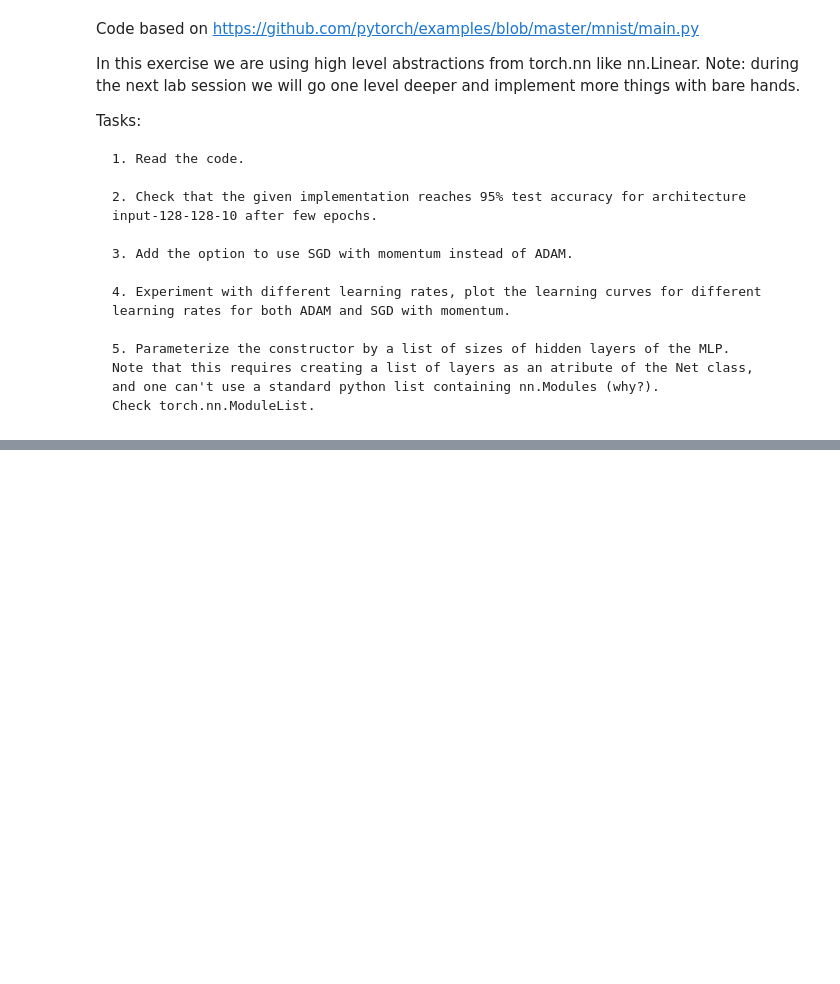
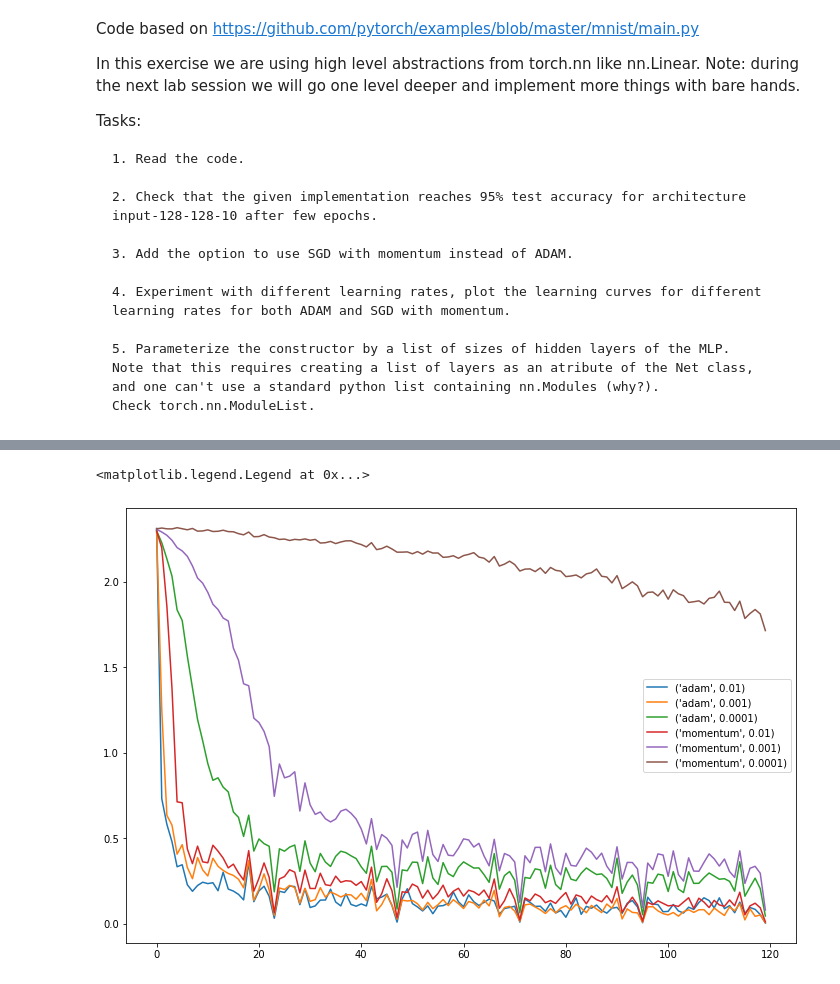
Before and after one commit to asledz/deep-neural-networks-course, a Jupyter notebook: laboratory/Lab4_MNIST_in_Pytorch.ipynb, the cells around one changed output, grey strips where cells are left out. Cells and saved outputs as stored; diff of their text form; code cells hidden in the pictures; blank space fills up the shorter version.

```diff
--- a/laboratory/Lab4_MNIST_in_Pytorch.ipynb
+++ b/laboratory/Lab4_MNIST_in_Pytorch.ipynb
@@ -128,7 +150,23 @@ test_loader = torch.utils.data.DataLoader(dataset2, **test_kwargs)
 # %%
-model = Net().to(device)
-optimizer = optim.Adam(model.parameters(), lr=lr)
+params = [
+    ("adam", 1e-2),
+    ("adam", 1e-3),
+    ("adam", 1e-4),
+    ("momentum", 1e-2),
+    ("momentum", 1e-3),
+    ("momentum", 1e-4),
+]
+results = []
+for p in params:
+    model = Net().to(device)
+    if p[0] == "adam":
+        optimizer = optim.Adam(model.parameters(), lr=p[1])
+    if p[0] == "momentum":
+        optimizer = optim.SGD(model.parameters(), lr=p[1], momentum=0.9)
 
-for epoch in range(1, epochs + 1):
-    train(model, device, train_loader, optimizer, epoch, log_interval)
-    test(model, device, test_loader)
+    train_history = []
+    acc_history = []
+    for epoch in range(1, epochs + 1):
+        train_history.extend(train(model, device, train_loader, optimizer, epoch, log_interval, silent=True))
+        acc_history.append(test(model, device, test_loader, silent=True))
+    results.append((train_history, acc_history))
@@ -152,0 +173,8 @@ Test set: Average loss: 0.1535, Accuracy: 9638/10000 (96%)
+# %%
+plt.figure(figsize=(12,8))
+for r, p in zip(results, params):
+    plt.plot(r[0], label=str(p))
+plt.legend()
+# %% [output]
+<matplotlib.legend.Legend at 0x...>
+[figure, added]
```
Also changed, not shown: parts of 4 cells of this notebook, 12 other files.
